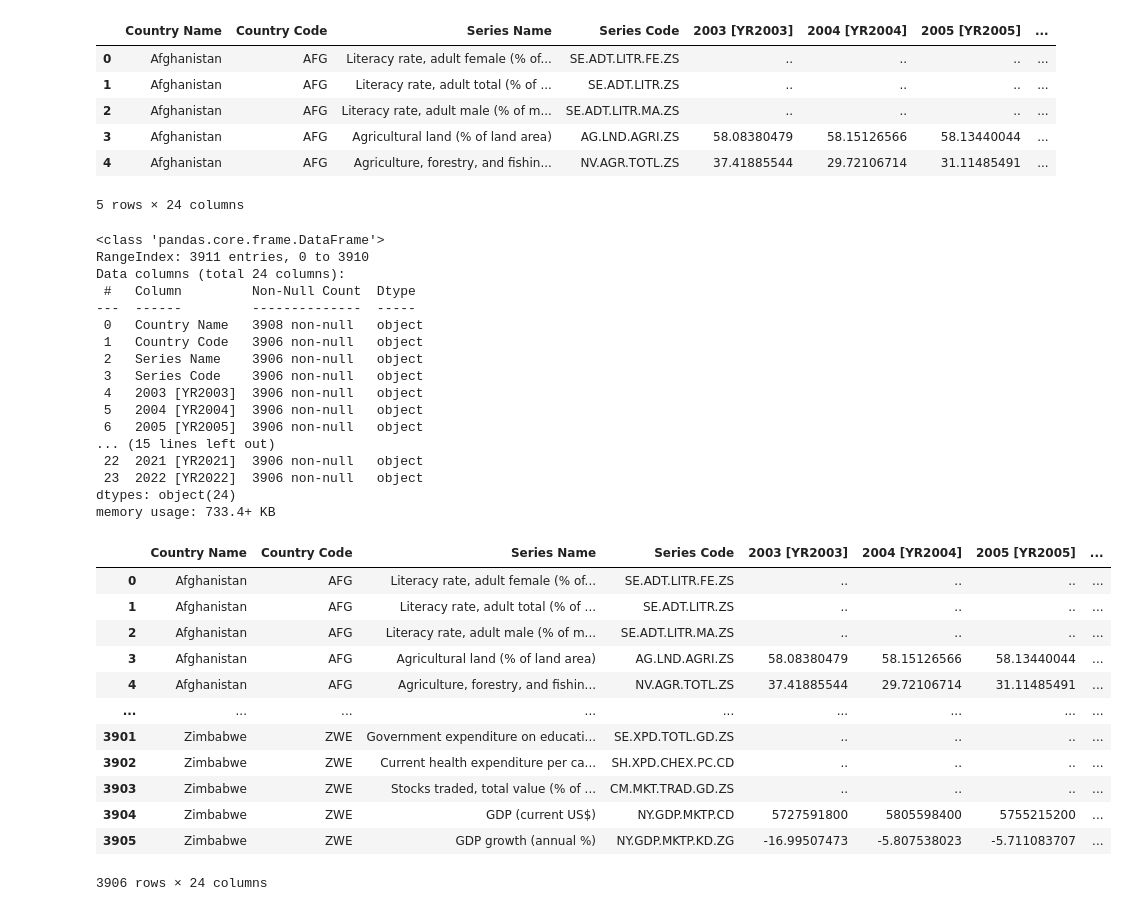
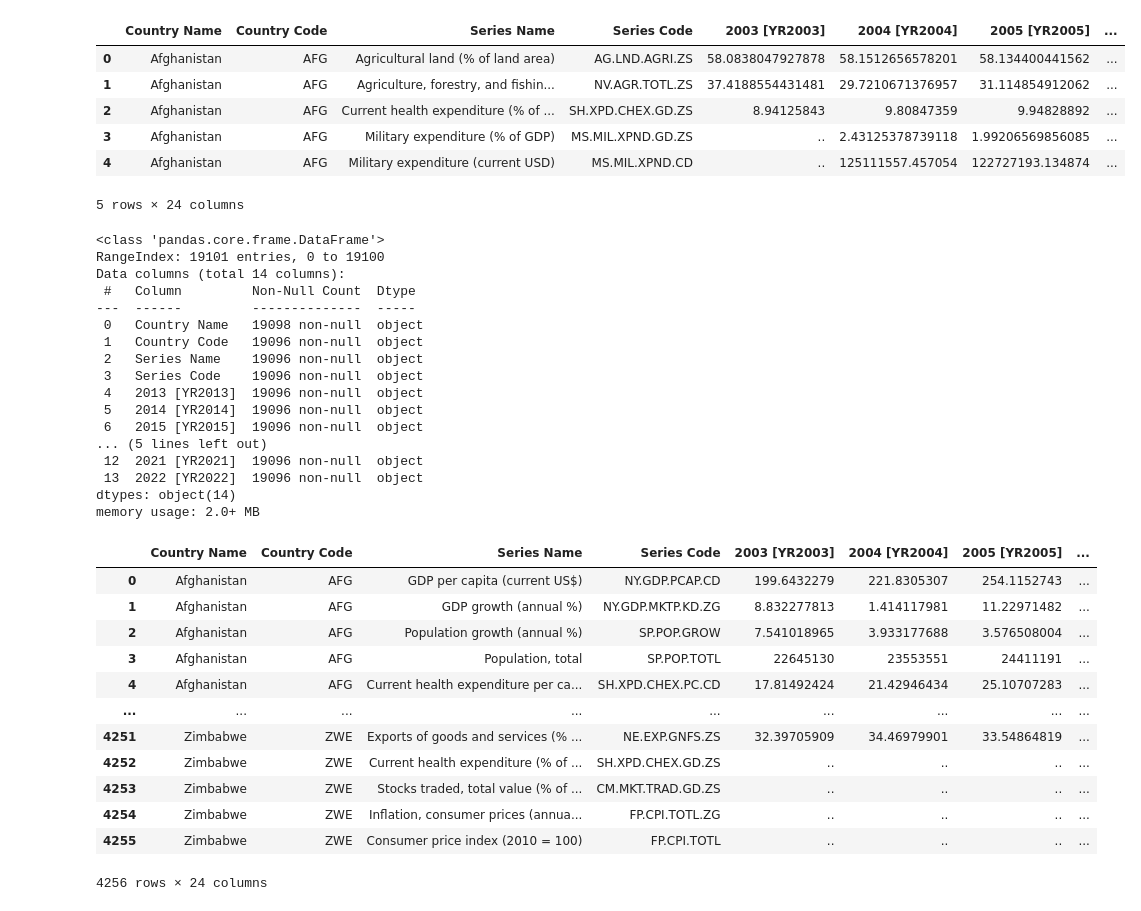
Before and after one commit to AlyssaCullinan/project3-world-data-dashboard, a Jupyter notebook: python/data_cleaning.ipynb, the cells around one changed output. Drawn from its saved outputs; the diff is of its cells as text; code cells hidden in the pictures.

```diff
--- a/python/data_cleaning.ipynb
+++ b/python/data_cleaning.ipynb
@@ -1,56 +1,56 @@
 # %%
 # import dependencies
 import pandas as pd
 import numpy as np
 # read in csv file
-data = pd.read_csv('../static/data/newfinal_data.csv')
+data = pd.read_csv('../static/data/new_data_without_regions.csv')
 # display first 10 rows of the dataframe
 data.head()
 # %% [output]
 |  | Country Name | Country Code | Series Name | Series Code | 2003 [YR2003] | 2004 [YR2004] | 2005 [YR2005] | ... |
-| 0 | Afghanistan | AFG | Literacy rate, adult female (% of... | SE.ADT.LITR.FE.ZS | .. | .. | .. | ... |
-| 1 | Afghanistan | AFG | Literacy rate, adult total (% of ... | SE.ADT.LITR.ZS | .. | .. | .. | ... |
-| 2 | Afghanistan | AFG | Literacy rate, adult male (% of m... | SE.ADT.LITR.MA.ZS | .. | .. | .. | ... |
-| 3 | Afghanistan | AFG | Agricultural land (% of land area) | AG.LND.AGRI.ZS | 58.08380479 | 58.15126566 | 58.13440044 | ... |
-| 4 | Afghanistan | AFG | Agriculture, forestry, and fishin... | NV.AGR.TOTL.ZS | 37.41885544 | 29.72106714 | 31.11485491 | ... |
+| 0 | Afghanistan | AFG | Agricultural land (% of land area) | AG.LND.AGRI.ZS | 58.0838047927878 | 58.1512656578201 | 58.134400441562 | ... |
+| 1 | Afghanistan | AFG | Agriculture, forestry, and fishin... | NV.AGR.TOTL.ZS | 37.4188554431481 | 29.7210671376957 | 31.114854912062 | ... |
+| 2 | Afghanistan | AFG | Current health expenditure (% of ... | SH.XPD.CHEX.GD.ZS | 8.94125843 | 9.80847359 | 9.94828892 | ... |
+| 3 | Afghanistan | AFG | Military expenditure (% of GDP) | MS.MIL.XPND.GD.ZS | .. | 2.43125378739118 | 1.99206569856085 | ... |
+| 4 | Afghanistan | AFG | Military expenditure (current USD) | MS.MIL.XPND.CD | .. | 125111557.457054 | 122727193.134874 | ... |
 5 rows × 24 columns
 # %%
 data.info()
 # %% [output]
 <class 'pandas.core.frame.DataFrame'>
-RangeIndex: 3911 entries, 0 to 3910
-Data columns (total 24 columns):
+RangeIndex: 19101 entries, 0 to 19100
+Data columns (total 14 columns):
  #   Column         Non-Null Count  Dtype
 ---  ------         --------------  -----
- 0   Country Name   3908 non-null   object
- 1   Country Code   3906 non-null   object
- 2   Series Name    3906 non-null   object
- 3   Series Code    3906 non-null   object
- 4   2003 [YR2003]  3906 non-null   object
- 5   2004 [YR2004]  3906 non-null   object
- 6   2005 [YR2005]  3906 non-null   object
-... (15 lines left out)
- 22  2021 [YR2021]  3906 non-null   object
- 23  2022 [YR2022]  3906 non-null   object
-dtypes: object(24)
-memory usage: 733.4+ KB
+ 0   Country Name   19098 non-null  object
+ 1   Country Code   19096 non-null  object
+ 2   Series Name    19096 non-null  object
+ 3   Series Code    19096 non-null  object
+ 4   2013 [YR2013]  19096 non-null  object
+ 5   2014 [YR2014]  19096 non-null  object
+ 6   2015 [YR2015]  19096 non-null  object
+... (5 lines left out)
+ 12  2021 [YR2021]  19096 non-null  object
+ 13  2022 [YR2022]  19096 non-null  object
+dtypes: object(14)
+memory usage: 2.0+ MB
 # %%
 data.isnull()
 data.dropna()
 # %% [output]
 |  | Country Name | Country Code | Series Name | Series Code | 2003 [YR2003] | 2004 [YR2004] | 2005 [YR2005] | ... |
-| 0 | Afghanistan | AFG | Literacy rate, adult female (% of... | SE.ADT.LITR.FE.ZS | .. | .. | .. | ... |
-| 1 | Afghanistan | AFG | Literacy rate, adult total (% of ... | SE.ADT.LITR.ZS | .. | .. | .. | ... |
-| 2 | Afghanistan | AFG | Literacy rate, adult male (% of m... | SE.ADT.LITR.MA.ZS | .. | .. | .. | ... |
-| 3 | Afghanistan | AFG | Agricultural land (% of land area) | AG.LND.AGRI.ZS | 58.08380479 | 58.15126566 | 58.13440044 | ... |
-| 4 | Afghanistan | AFG | Agriculture, forestry, and fishin... | NV.AGR.TOTL.ZS | 37.41885544 | 29.72106714 | 31.11485491 | ... |
+| 0 | Afghanistan | AFG | GDP per capita (current US$) | NY.GDP.PCAP.CD | 199.6432279 | 221.8305307 | 254.1152743 | ... |
+| 1 | Afghanistan | AFG | GDP growth (annual %) | NY.GDP.MKTP.KD.ZG | 8.832277813 | 1.414117981 | 11.22971482 | ... |
+| 2 | Afghanistan | AFG | Population growth (annual %) | SP.POP.GROW | 7.541018965 | 3.933177688 | 3.576508004 | ... |
+| 3 | Afghanistan | AFG | Population, total | SP.POP.TOTL | 22645130 | 23553551 | 24411191 | ... |
+| 4 | Afghanistan | AFG | Current health expenditure per ca... | SH.XPD.CHEX.PC.CD | 17.81492424 | 21.42946434 | 25.10707283 | ... |
 | ... | ... | ... | ... | ... | ... | ... | ... | ... |
-| 3901 | Zimbabwe | ZWE | Government expenditure on educati... | SE.XPD.TOTL.GD.ZS | .. | .. | .. | ... |
-| 3902 | Zimbabwe | ZWE | Current health expenditure per ca... | SH.XPD.CHEX.PC.CD | .. | .. | .. | ... |
-| 3903 | Zimbabwe | ZWE | Stocks traded, total value (% of ... | CM.MKT.TRAD.GD.ZS | .. | .. | .. | ... |
-| 3904 | Zimbabwe | ZWE | GDP (current US$) | NY.GDP.MKTP.CD | 5727591800 | 5805598400 | 5755215200 | ... |
-| 3905 | Zimbabwe | ZWE | GDP growth (annual %) | NY.GDP.MKTP.KD.ZG | -16.99507473 | -5.807538023 | -5.711083707 | ... |
+| 4251 | Zimbabwe | ZWE | Exports of goods and services (% ... | NE.EXP.GNFS.ZS | 32.39705909 | 34.46979901 | 33.54864819 | ... |
+| 4252 | Zimbabwe | ZWE | Current health expenditure (% of ... | SH.XPD.CHEX.GD.ZS | .. | .. | .. | ... |
+| 4253 | Zimbabwe | ZWE | Stocks traded, total value (% of ... | CM.MKT.TRAD.GD.ZS | .. | .. | .. | ... |
+| 4254 | Zimbabwe | ZWE | Inflation, consumer prices (annua... | FP.CPI.TOTL.ZG | .. | .. | .. | ... |
+| 4255 | Zimbabwe | ZWE | Consumer price index (2010 = 100) | FP.CPI.TOTL | .. | .. | .. | ... |
-3906 rows × 24 columns
+4256 rows × 24 columns
 # %%
 data.isnull()
 data.info()
```
Also changed, not shown: parts of 9 cells of this notebook, 25 other files.
